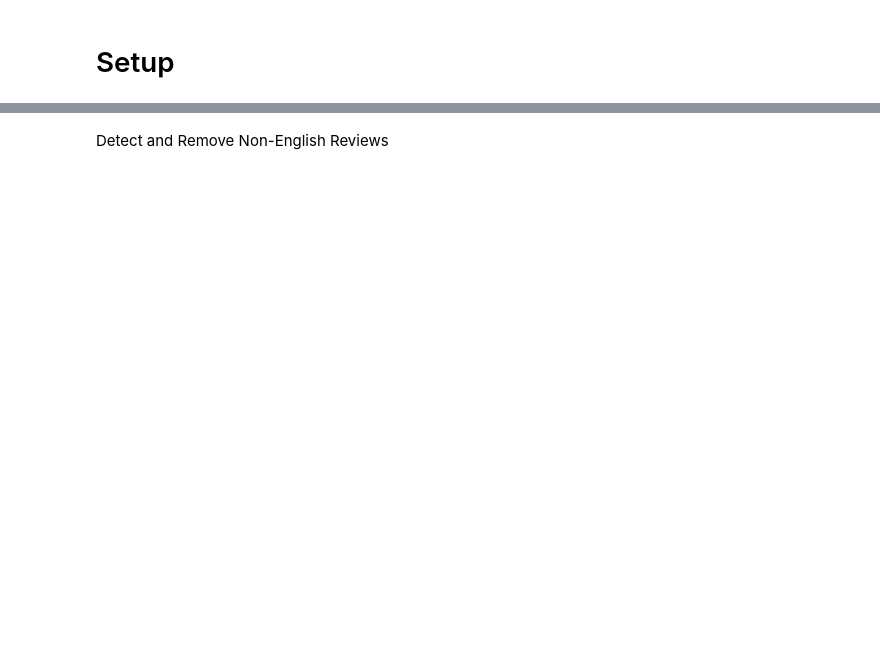
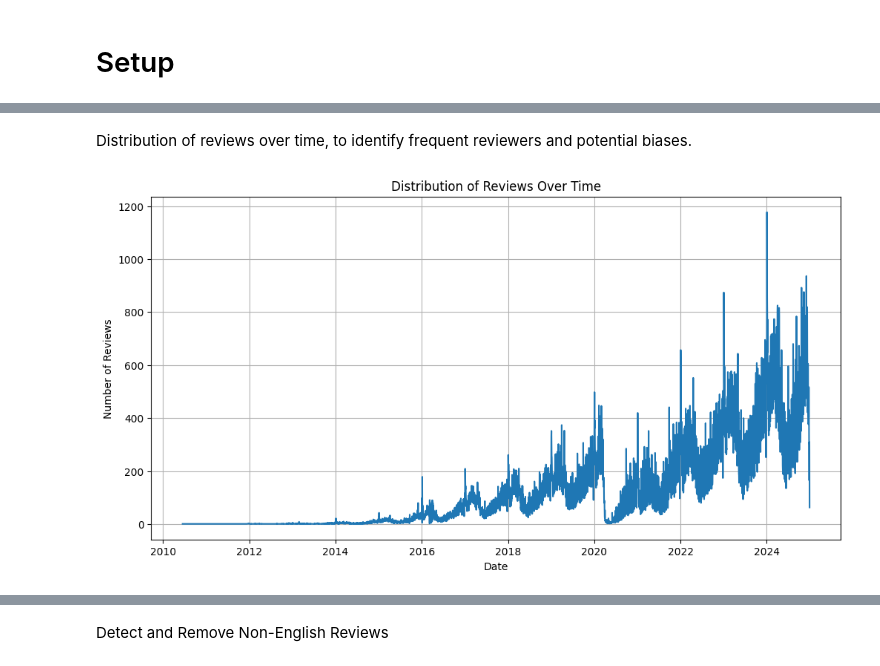
Before and after one commit to nkosanamolefe/machine-learning, a Jupyter notebook: review-sentiment-analysis/review_sentiment_analysis.ipynb, the cells around one changed output, grey strips where cells are left out. Saved outputs shown, nothing was run; the diff lists cells and outputs as text; code cells hidden in the pictures; blank space fills up the shorter version.

```diff
--- a/review-sentiment-analysis/review_sentiment_analysis.ipynb
+++ b/review-sentiment-analysis/review_sentiment_analysis.ipynb
@@ -84,6 +91,6 @@ Handling Missing Values
 # %%
-# Drop rows with missing values
-df.dropna(subset=['comments'], inplace=True)
+# Drop rows with missing values in 'reviewer_name' and 'comments'
+df.dropna(subset=['reviewer_name', 'comments'], inplace=True)
 
 # Reset index after dropping rows
 df.reset_index(drop=True, inplace=True)
@@ -94,15 +98,0 @@ Clean review text by removing unnecessary characters, HTML tags, URLs, and speci
-# %%
-def clean_text(text):
-    # Remove HTML tags as they might confuse the model.
-    text = re.sub(r'<.*?>', '', text)
-
-    # Remove URLs as they might not provide valuable sentiment information
-    text = re.sub(r'http\S+|www.\S+', '', text)
-
-    return text
-
-# Apply cleaning function to the review text column
-df['cleaned_comments'] = df['comments'].apply(clean_text)
-
-# Display 5 samples from the test data
-print(df[['comments', 'cleaned_comments']].sample(5))
@@ -122,0 +119,19 @@ print(df[['comments', 'cleaned_comments']].sample(5))
+# %% [markdown]
+Distribution of reviews over time, to identify frequent reviewers and potential biases.
+# %%
+# Convert the 'date' column to datetime objects if it's not already
+df['date'] = pd.to_datetime(df['date'])
+
+# Group reviews by date and count them
+review_counts = df.groupby('date')['listing_id'].count()
+
+# Create a line plot of review counts over time
+plt.figure(figsize=(12, 6))
+plt.plot(review_counts.index, review_counts.values)
+plt.xlabel('Date')
+plt.ylabel('Number of Reviews')
+plt.title('Distribution of Reviews Over Time')
+plt.grid(True)
+plt.show()
+# %% [output]
+[figure, added]
```
Also changed, not shown: parts of 51 cells of this notebook.
